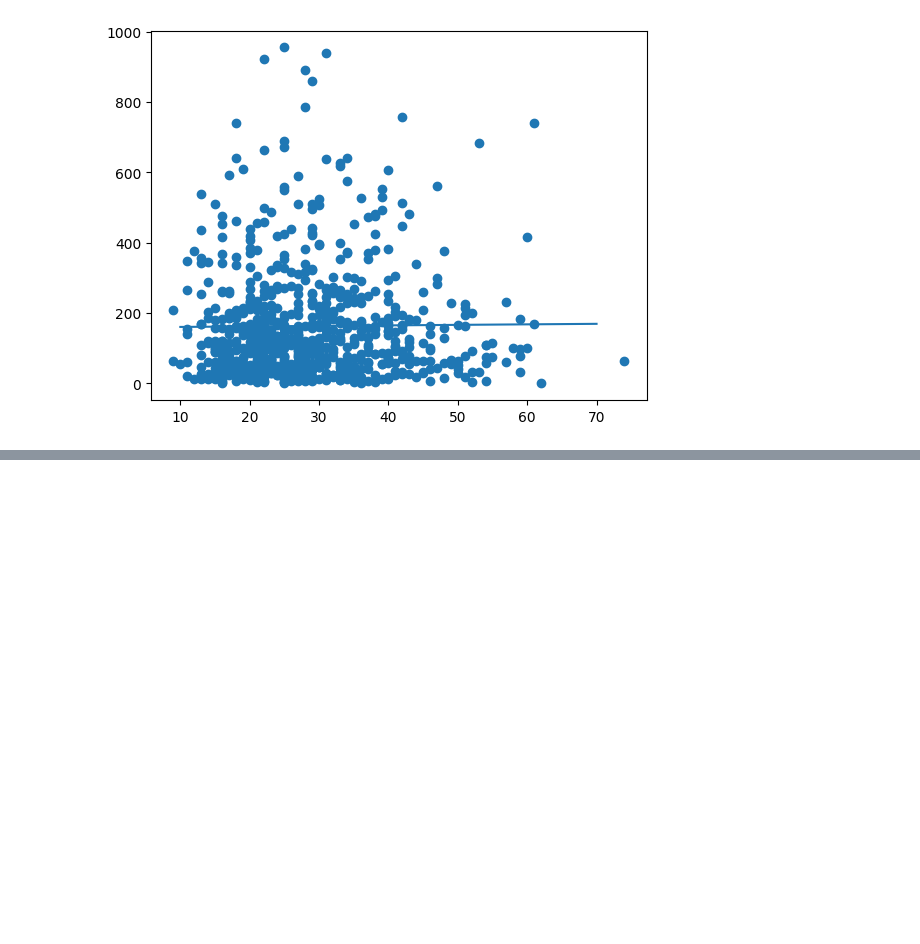
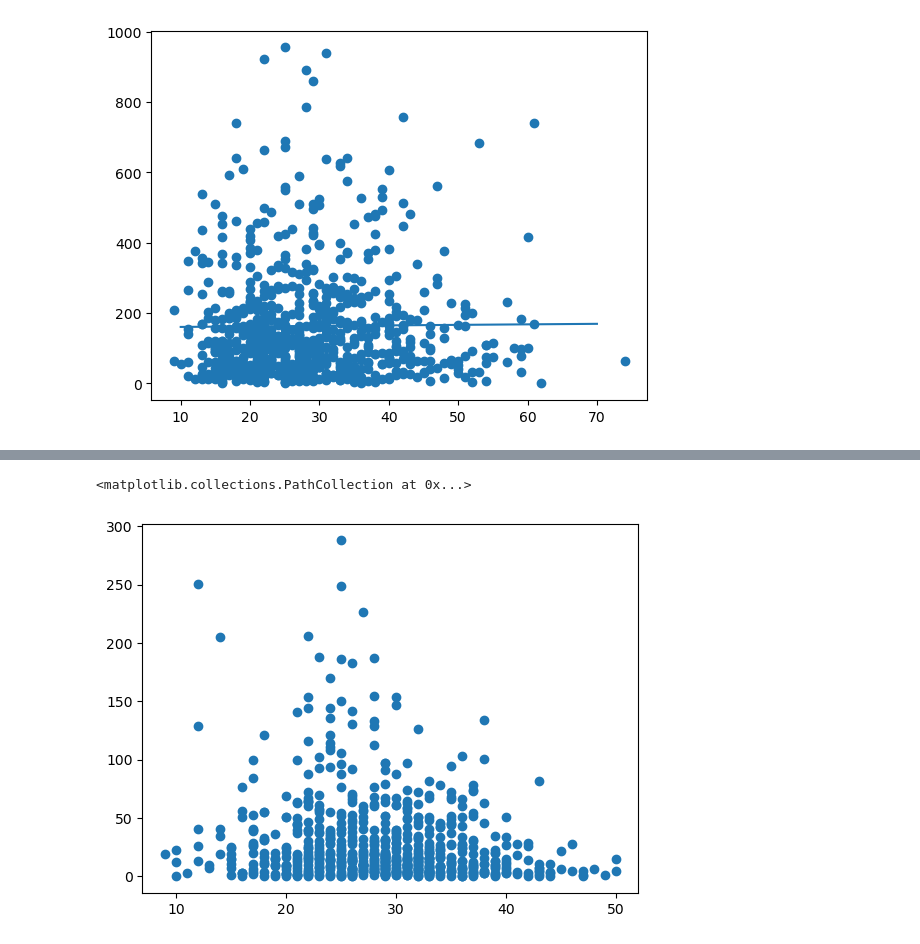
Before and after one commit to Aditya-Mrd/EducationLevel-Crimerates, a Jupyter notebook: notebooks/data_analysis.ipynb, the cells around one changed output, grey strips where cells are left out. Cells and saved outputs as stored; diff of their text form; code cells hidden in the pictures; blank space fills up the shorter version.

Commit message:
Included pdf of research paper and presentation, cleaned up notebooks

```diff
--- a/notebooks/data_analysis.ipynb
+++ b/notebooks/data_analysis.ipynb
@@ -67,3 +67,6 @@ plt.plot(range(10,71), reg.predict(np.array(range(10,71)).reshape(-1,1)))
 # %% [output]
 [<matplotlib.lines.Line2D at 0x...>]
 [figure]
+# %%
+for i in final_data.iloc[:, 4:8]:
+    final_data[i] = (final_data[i].astype(int)/final_data['Population'])*100000
@@ -69,0 +89,5 @@ plt.plot(range(10,71), reg.predict(np.array(range(10,71)).reshape(-1,1)))
+# %%
+plt.scatter(final_data['Population 25 years and over!!High school graduate (includes equivalency)'][final_data['Crime_Rates'] < 1000].astype(int), final_data['ROBBERY'][final_data['Crime_Rates'] < 1000].astype(int) )
+# %% [output]
+<matplotlib.collections.PathCollection at 0x...>
+[figure, added]
```
Also changed, not shown: parts of 60 cells of this notebook, 9 other files.
